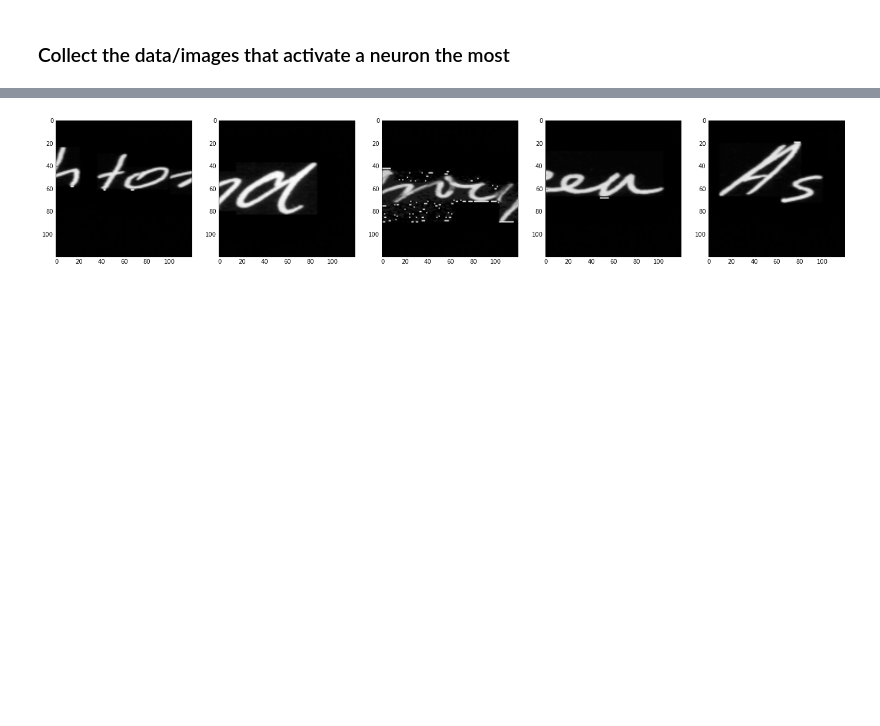
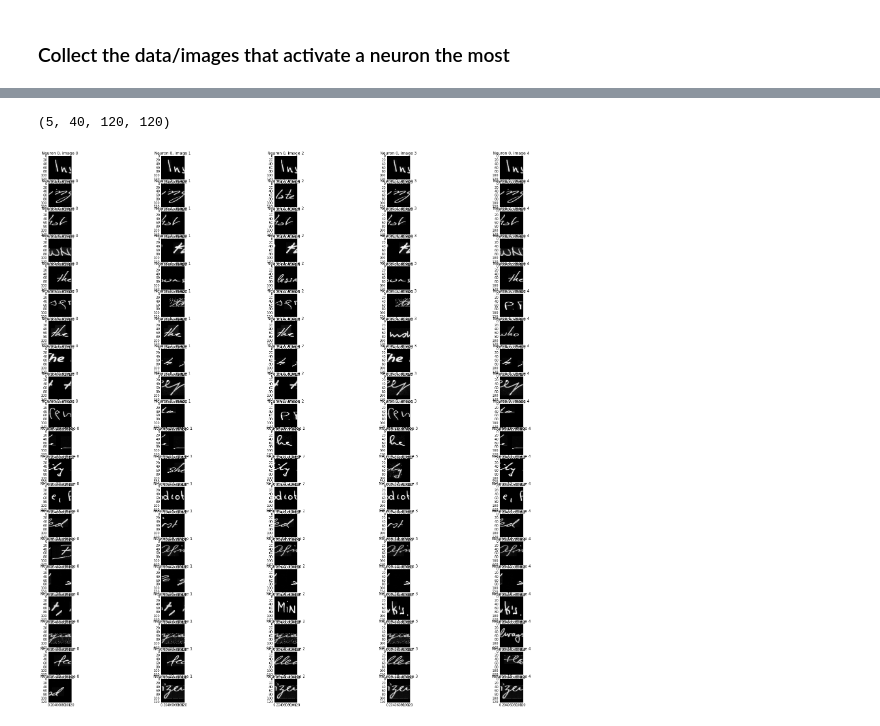
Before and after one commit to Lab41/d-script, a Jupyter notebook: viz_tools/VizLS.ipynb, the cells around one changed output, grey strips where cells are left out. Cells and saved outputs as stored; diff of their text form; code cells hidden in the pictures; blank space fills up the shorter version.

```diff
--- a/viz_tools/VizLS.ipynb
+++ b/viz_tools/VizLS.ipynb
@@ -343,7 +342,7 @@ def forwardviz(model, topk, mbatch, numbatches, verbosity=1):
 
     return topactivations, topimages
 # %%
-topactivations,topimages = forwardviz(dmodel, 5, m, 1, verbosity=1)
+topactivations,topimages = forwardviz(dmodel, 5, m, 50, verbosity=1)
 # %% [output]
 Loading data into memory & GPUs
 3200/3200 [==============================] - 71s
@@ -353,11 +364,15 @@ Progress = 0.0
 # %%
 # Which neuron would you like to view?
 n2look = 2
 
-plt.rcParams['figure.figsize'] = (24.0, 24.0)
-fig, axs = plt.subplots(1,5)
-for i in range(5):
-    plt.subplot(1,5,i+1)
-    plt.imshow(topimages[i,n2look,:,:], cmap=plt.get_cmap('gray'))
+plt.rcParams['figure.figsize'] = (30.0, 30.0)
+fig, axs = plt.subplots(20,5)
+for n2look in xrange(20):
+    for ims in range(5):
+        plt.subplot(20,5,n2look*5+ims+1)
+        plt.imshow(topimages[ims,n2look,:,:], cmap=plt.get_cmap('gray'))
+        plt.title('Neuron '+str(n2look)+', image '+str(ims))
+topimages.shape
 # %% [output]
+(5, 40, 120, 120)
-[figure, old version]
+[figure, new version]
```
Also changed, not shown: parts of 2 cells of this notebook.
